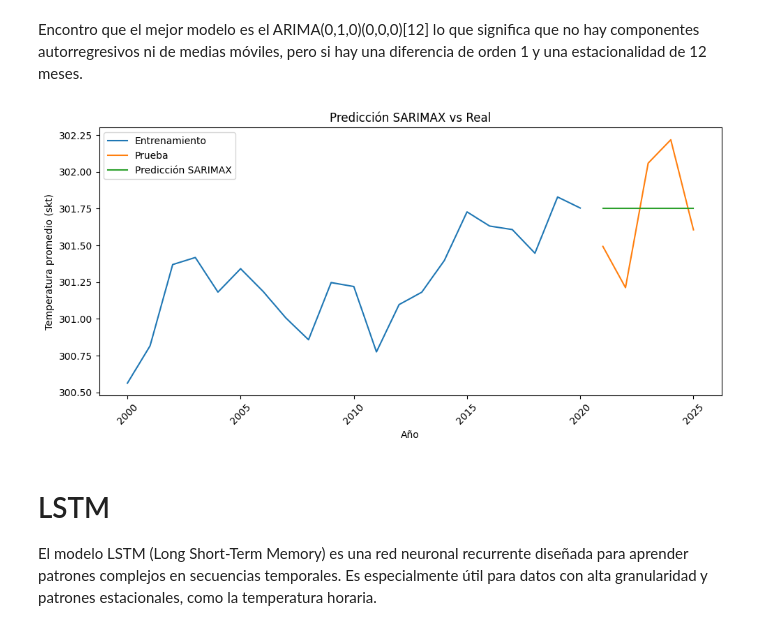
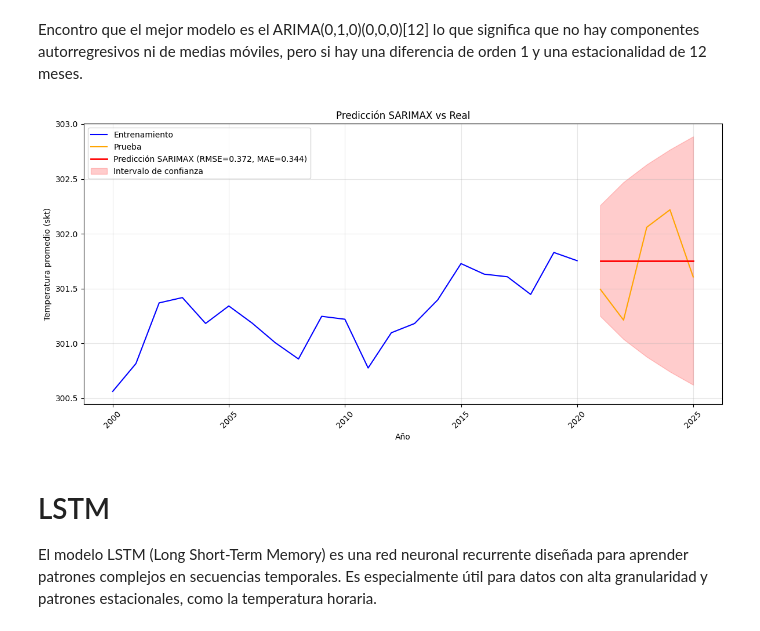
Before and after one commit to AlexSG29/Modelos_Econometricos, a Jupyter notebook: ultimo taller/taller.ipynb, the cells around one changed output. Saved outputs shown, nothing was run; the diff lists cells and outputs as text; code cells hidden in the pictures.

```diff
--- a/ultimo taller/taller.ipynb
+++ b/ultimo taller/taller.ipynb
@@ -204,22 +204,36 @@ Parámetros estacionales óptimos: SARIMA(0, 0, 0, 12)
 # %% [markdown]
 Encontro que el mejor modelo es el ARIMA(0,1,0)(0,0,0)[12] lo que significa que no hay componentes autorregresivos ni de medias móviles, pero si hay una diferencia de orden 1 y una estacionalidad de 12 meses.
 # %%
-# bien ahora vamos a hacer las predicciones de los ultimos 5 años
-pred_sarimax = model_sarimax.predict(n_periods=len(test))
-# visualizamos las predicciones junto con los datos reales
-plt.figure(figsize=(10, 5))
-plt.plot(train['year'], train['skt'], label='Entrenamiento')
-plt.plot(test['year'], test['skt'], label='Prueba')
-plt.plot(test['year'], pred_sarimax, label='Predicción SARIMAX')
+import matplotlib.pyplot as plt
+import numpy as np
+from sklearn.metrics import mean_squared_error, mean_absolute_error
+
+# predicciones de los últimos 5 años
+pred_sarimax, conf_int = model_sarimax.predict(n_periods=len(test), return_conf_int=True)
+
+# calcular métricas
+rmse = np.sqrt(mean_squared_error(test['skt'], pred_sarimax))
+mae = mean_absolute_error(test['skt'], pred_sarimax)
+
+# graficar resultados
+plt.figure(figsize=(12,6))
+plt.plot(train['year'], train['skt'], label='Entrenamiento', color='blue')
+plt.plot(test['year'], test['skt'], label='Prueba', color='orange')
+plt.plot(test['year'], pred_sarimax, label=f'Predicción SARIMAX (RMSE={rmse:.3f}, MAE={mae:.3f})', color='red', linewidth=2)
+
+# añadir intervalo de confianza
+plt.fill_between(test['year'], conf_int[:,0], conf_int[:,1], color='red', alpha=0.2, label='Intervalo de confianza')
+
 plt.xlabel('Año')
 plt.ylabel('Temperatura promedio (skt)')
 plt.title('Predicción SARIMAX vs Real')
 plt.legend()
+plt.grid(alpha=0.3)
 plt.xticks(rotation=45)
 plt.tight_layout()
 plt.show()
 # %% [output]
-[figure, old version]
+[figure, new version]
 # %% [markdown]
 # LSTM
 El modelo LSTM (Long Short-Term Memory) es una red neuronal recurrente diseñada para aprender patrones complejos en secuencias temporales. Es especialmente útil para datos con alta granularidad y patrones estacionales, como la temperatura horaria.
```
Also changed, not shown: parts of 2 cells of this notebook, 1 other file.
